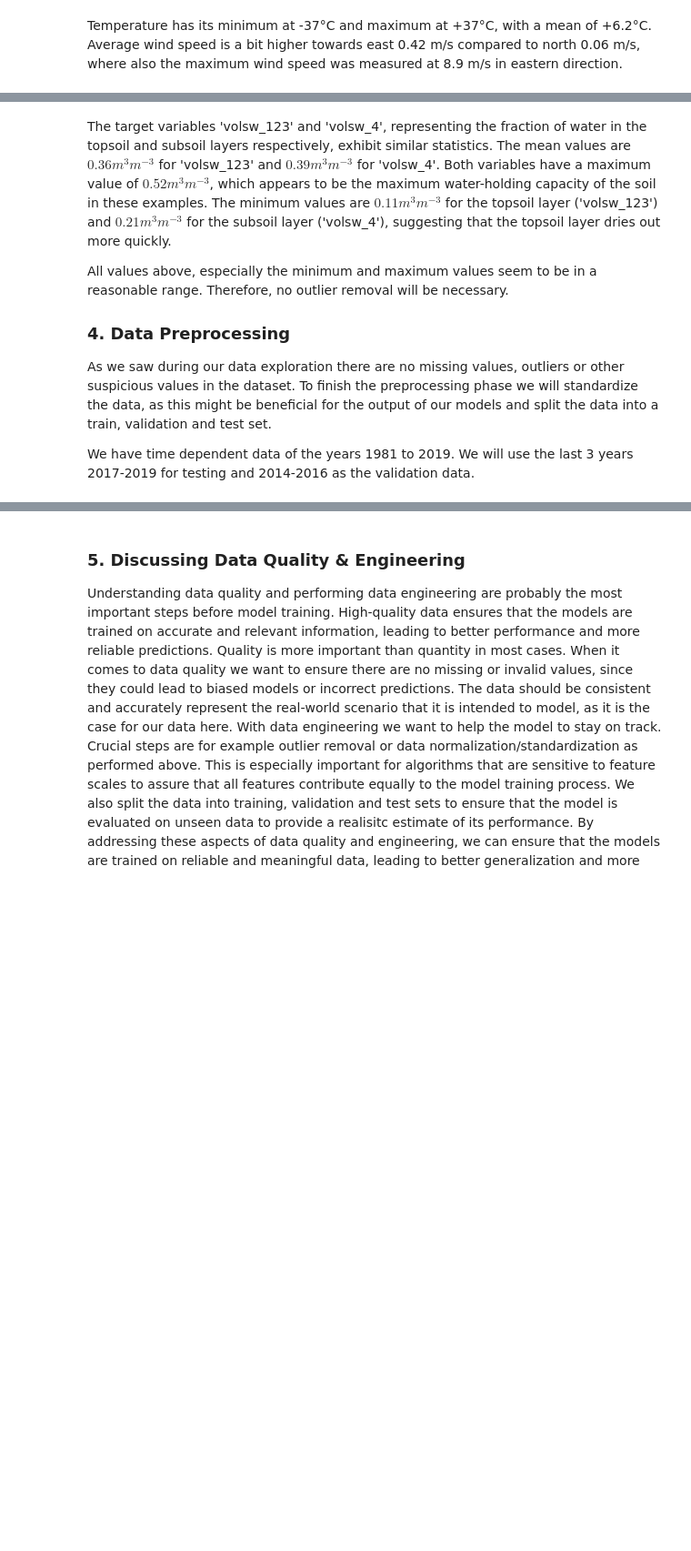
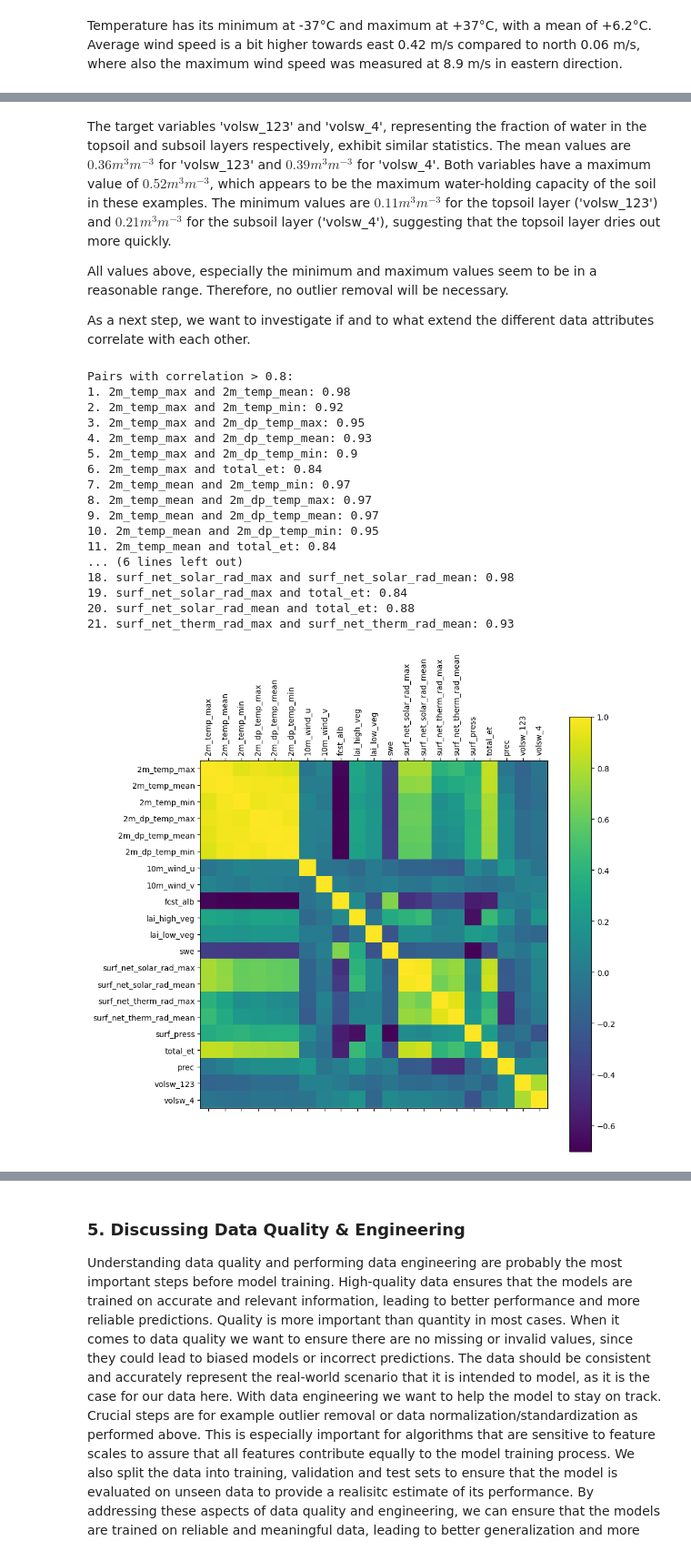
Before and after one commit to JohannesPfennigbauer/AMITECC_Ex2, a Jupyter notebook: src/preprocessing.ipynb, the cells around one changed output, grey strips where cells are left out. Shown at 91% size. Cells and saved outputs as stored; diff of their text form; code cells hidden in the pictures; blank space fills up the shorter version.

Commit message:
Added correlation analysis

```diff
--- a/src/preprocessing.ipynb
+++ b/src/preprocessing.ipynb
@@ -152,8 +152,40 @@ The target variables 'volsw_123' and 'volsw_4', representing the fraction of wat
 
 All values above, especially the minimum and maximum values seem to be in a reasonable range. Therefore, no outlier removal will be necessary.
 
-### 4. Data Preprocessing
-
-As we saw during our data exploration there are no missing values, outliers or other suspicious values in the dataset. To finish the preprocessing phase we will standardize the data, as this might be beneficial for the output of our models and split the data into a train, validation and test set.
-
-We have time dependent data of the years 1981 to 2019. We will use the last 3 years 2017-2019 for testing and 2014-2016 as the validation data.
+As a next step, we want to investigate if and to what extend the different data attributes correlate with each other.
+# %%
+corr = data.iloc[:, 2:].corr()
+
+k=1
+print("Pairs with correlation > 0.8:")
+for i in range(corr.shape[0]):
+    for j in range(i+1, corr.shape[0]):
+        if corr.iloc[i, j] > 0.8:
+            print(f"{k}. {corr.columns[i]} and {corr.columns[j]}: {round(corr.iloc[i, j], 2)}")
+            k += 1
+
+plt.figure(figsize=(10, 10))
+plt.matshow(corr, fignum=1)
+plt.xticks(range(len(corr.columns)), corr.columns, rotation='vertical')
+plt.yticks(range(len(corr.columns)), corr.columns)
+plt.colorbar()
+plt.show()
+# %% [output]
+Pairs with correlation > 0.8:
+1. 2m_temp_max and 2m_temp_mean: 0.98
+2. 2m_temp_max and 2m_temp_min: 0.92
+3. 2m_temp_max and 2m_dp_temp_max: 0.95
+4. 2m_temp_max and 2m_dp_temp_mean: 0.93
+5. 2m_temp_max and 2m_dp_temp_min: 0.9
+6. 2m_temp_max and total_et: 0.84
+7. 2m_temp_mean and 2m_temp_min: 0.97
+8. 2m_temp_mean and 2m_dp_temp_max: 0.97
+9. 2m_temp_mean and 2m_dp_temp_mean: 0.97
+10. 2m_temp_mean and 2m_dp_temp_min: 0.95
+11. 2m_temp_mean and total_et: 0.84
+... (6 lines left out)
+18. surf_net_solar_rad_max and surf_net_solar_rad_mean: 0.98
+19. surf_net_solar_rad_max and total_et: 0.84
+20. surf_net_solar_rad_mean and total_et: 0.88
+21. surf_net_therm_rad_max and surf_net_therm_rad_mean: 0.93
+[figure, added]
```
Also changed, not shown: parts of 1 cell of this notebook.
